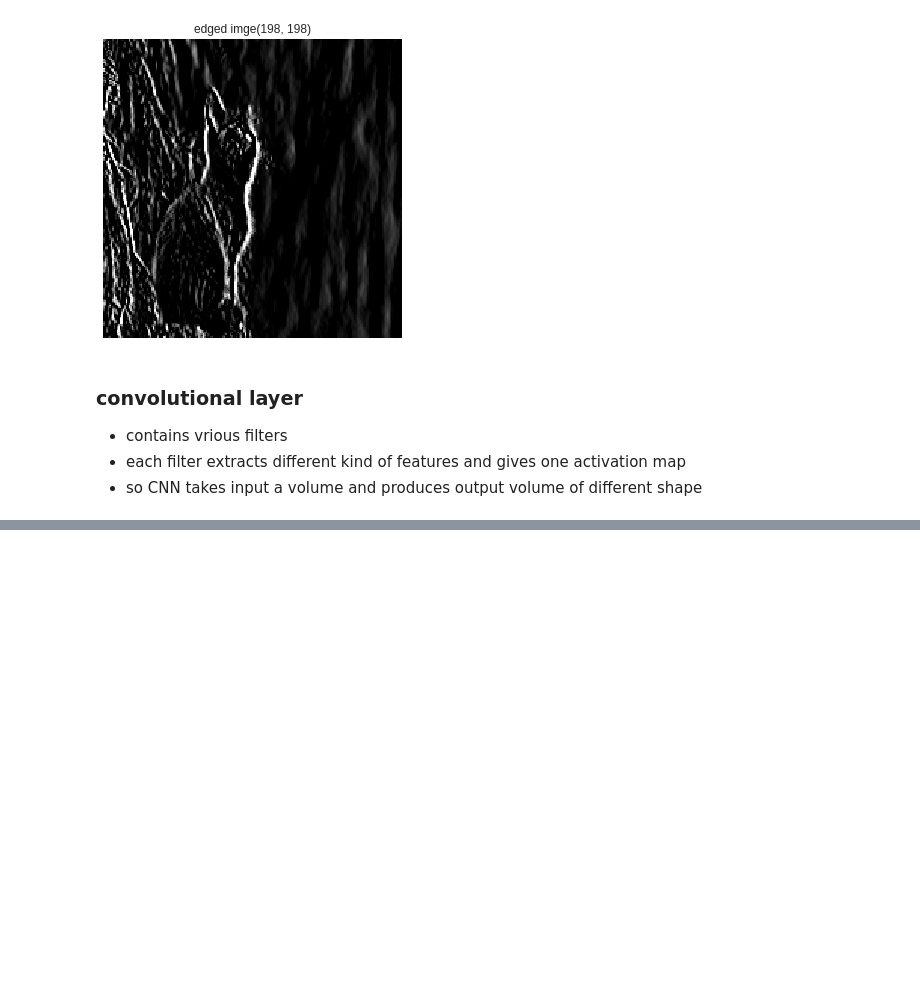
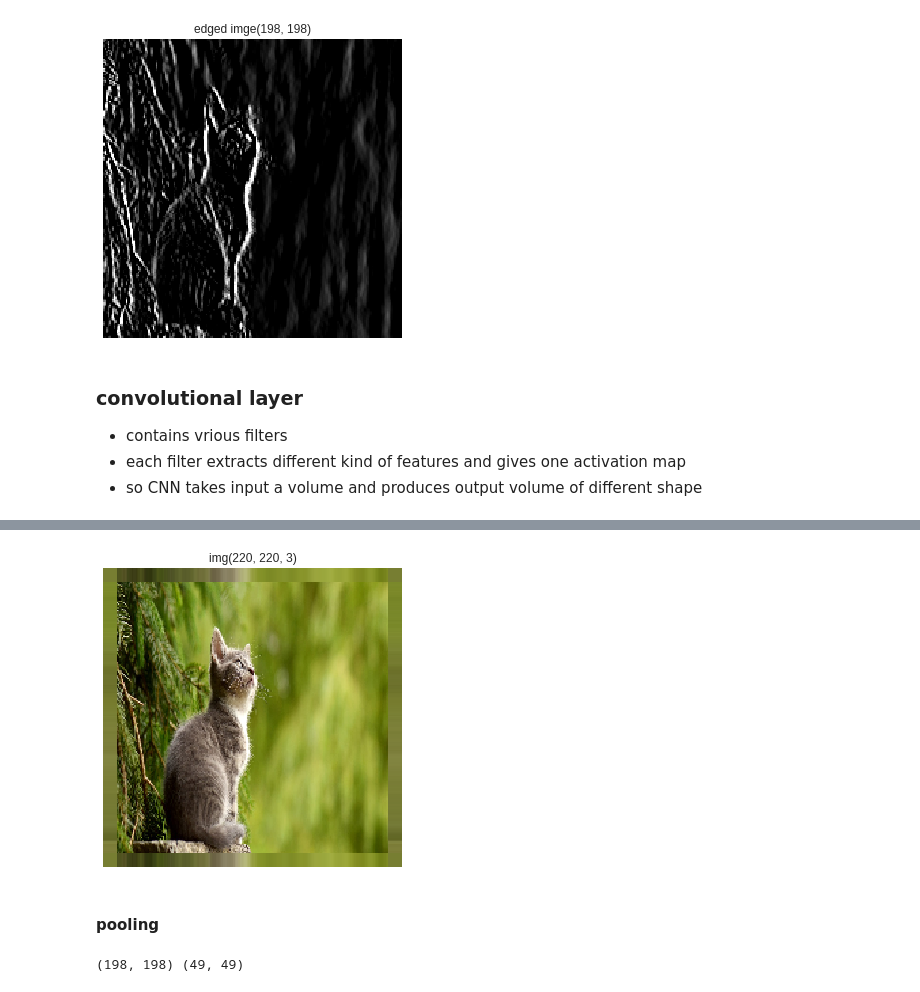
Before and after one commit to macabdul9/ml-cb, a Jupyter notebook: L16-CNN/cnn-online.ipynb, the cells around one changed output, grey strips where cells are left out. Cells and saved outputs as stored; diff of their text form; code cells hidden in the pictures; blank space fills up the shorter version.

```diff
--- a/L16-CNN/cnn-online.ipynb
+++ b/L16-CNN/cnn-online.ipynb
@@ -81,0 +92,8 @@ drawImage(img_edge, title='edged imge', c='gray')
+# %%
+pad_img = np.pad(img_rgb, ((10, 10), (10, 10), (0, 0)), 'mean')
+# %%
+drawImage(pad_img)
+# %% [output]
+[figure, added]
+# %% [markdown]
+#### pooling
@@ -81,0 +117,4 @@ drawImage(img_edge, title='edged imge', c='gray')
+# %%
+print(img_edge.shape, pool.shape)
+# %% [output]
+(198, 198) (49, 49)
```
Also changed, not shown: parts of 7 cells of this notebook, 10 other files.
